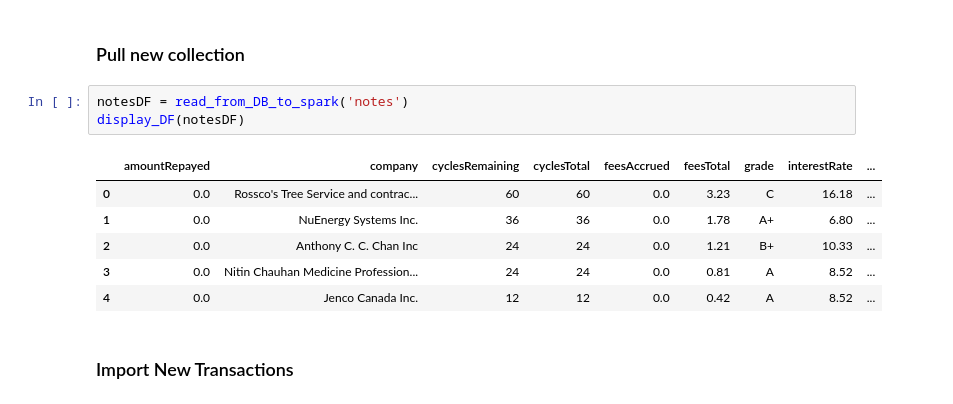
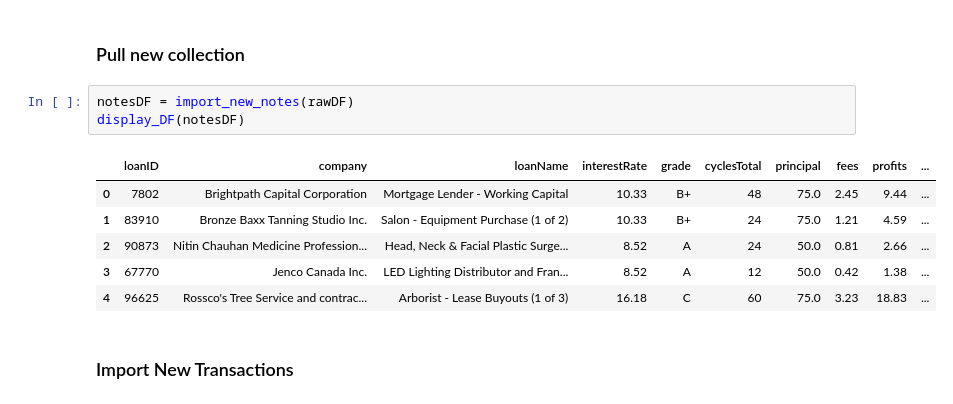
Before and after one commit to christeefy/LendingLoopDashboard, a Jupyter notebook: Lending Loop.ipynb, the cells around one changed output. Saved outputs shown, nothing was run; the diff lists cells and outputs as text.

Commit message:
Various updates (see description for more detail
Detach MongoDB dependency. Revamped progress bar chart code (and PySpark UDFs) to be more compact. Add tiered Fees and tiered Bad Debt Funds column

```diff
--- a/Lending Loop.ipynb
+++ b/Lending Loop.ipynb
@@ -216,15 +172,15 @@ Successfully imported 18 new note(s) to "lendingLoop.notes"
 # %% [markdown]
 ### Pull new collection
 # %%
-notesDF = read_from_DB_to_spark('notes')
+notesDF = import_new_notes(rawDF)
 display_DF(notesDF)
 # %% [output]
-|  | amountRepayed | company | cyclesRemaining | cyclesTotal | feesAccrued | feesTotal | grade | interestRate | ... |
-| 0 | 0.0 | Rossco's Tree Service and contrac... | 60 | 60 | 0.0 | 3.23 | C | 16.18 | ... |
-| 1 | 0.0 | NuEnergy Systems Inc. | 36 | 36 | 0.0 | 1.78 | A+ | 6.80 | ... |
-| 2 | 0.0 | Anthony C. C. Chan Inc | 24 | 24 | 0.0 | 1.21 | B+ | 10.33 | ... |
-| 3 | 0.0 | Nitin Chauhan Medicine Profession... | 24 | 24 | 0.0 | 0.81 | A | 8.52 | ... |
-| 4 | 0.0 | Jenco Canada Inc. | 12 | 12 | 0.0 | 0.42 | A | 8.52 | ... |
+|  | loanID | company | loanName | interestRate | grade | cyclesTotal | principal | fees | profits | ... |
+| 0 | 7802 | Brightpath Capital Corporation | Mortgage Lender - Working Capital | 10.33 | B+ | 48 | 75.0 | 2.45 | 9.44 | ... |
+| 1 | 83910 | Bronze Baxx Tanning Studio Inc. | Salon - Equipment Purchase (1 of 2) | 10.33 | B+ | 24 | 75.0 | 1.21 | 4.59 | ... |
+| 2 | 90873 | Nitin Chauhan Medicine Profession... | Head, Neck & Facial Plastic Surge... | 8.52 | A | 24 | 50.0 | 0.81 | 2.66 | ... |
+| 3 | 67770 | Jenco Canada Inc. | LED Lighting Distributor and Fran... | 8.52 | A | 12 | 50.0 | 0.42 | 1.38 | ... |
+| 4 | 96625 | Rossco's Tree Service and contrac... | Arborist - Lease Buyouts (1 of 3) | 16.18 | C | 60 | 75.0 | 3.23 | 18.83 | ... |
 # %% [markdown]
 ### Import New Transactions
 # %%
```
Also changed, not shown: parts of 20 cells of this notebook.
